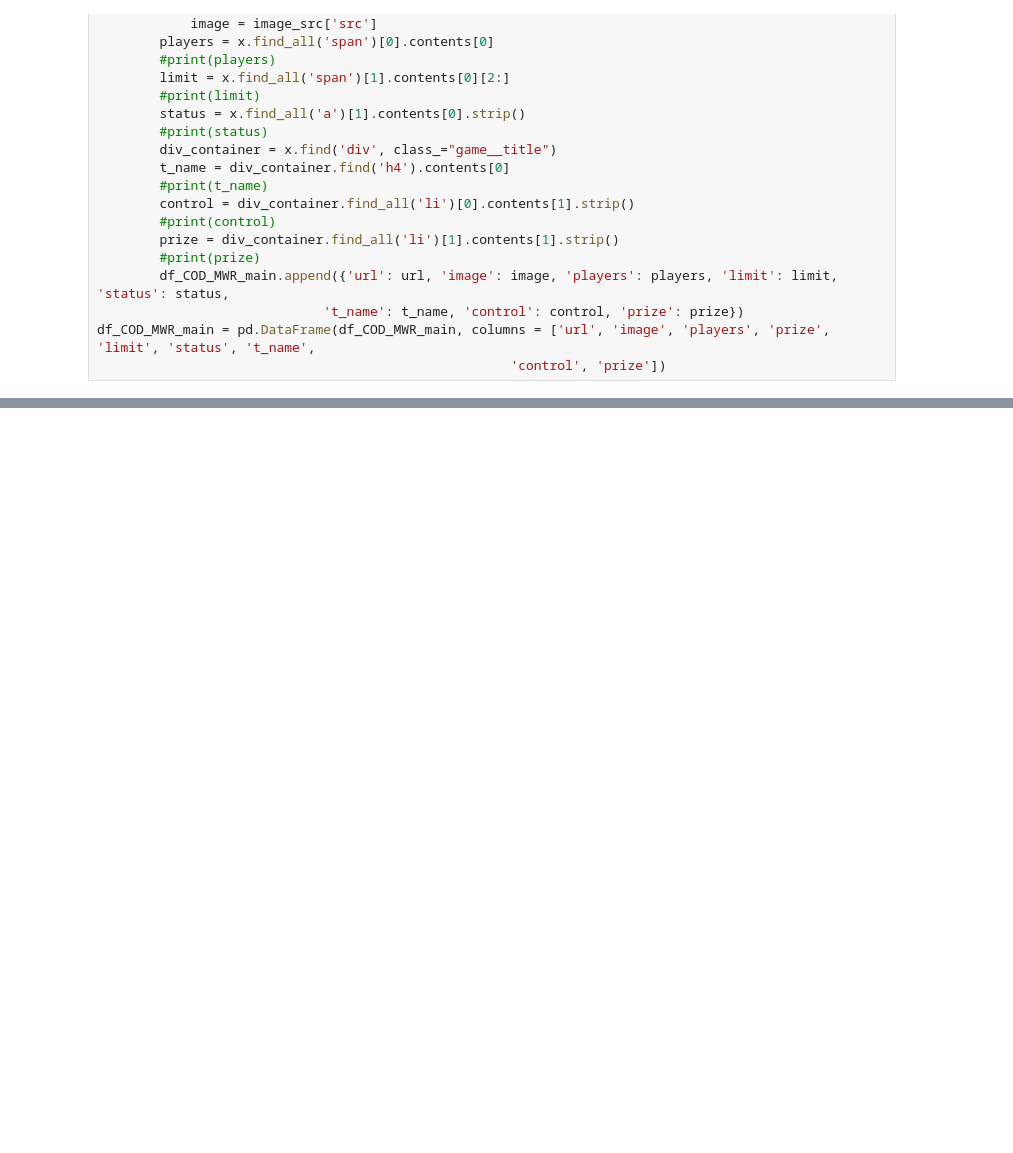
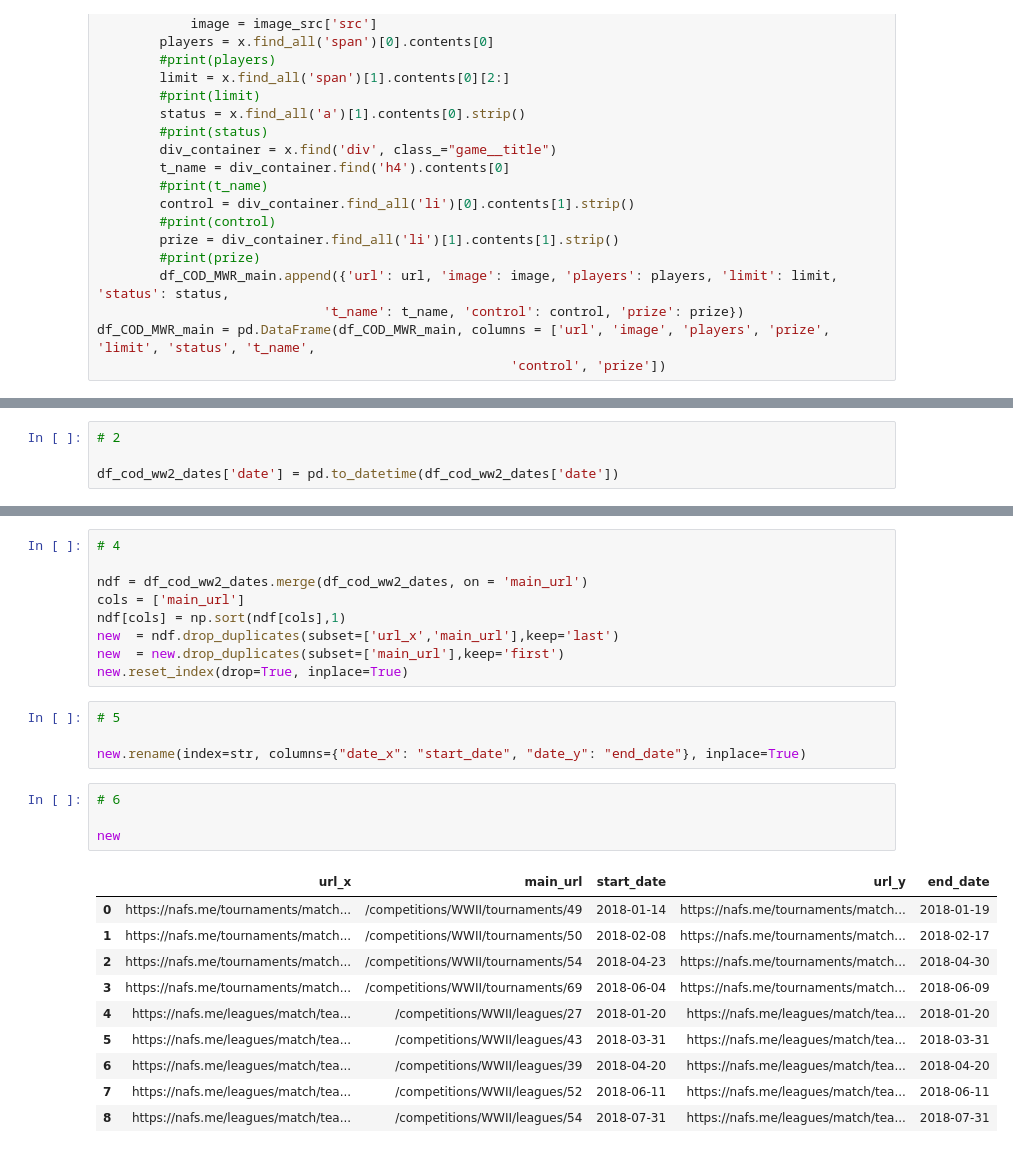
Before and after one commit to iRaied/eSports_Teams, a Jupyter notebook: esports_teams.ipynb, the cells around one changed output, grey strips where cells are left out. Cells and saved outputs as stored; diff of their text form; blank space fills up the shorter version.

```diff
--- a/esports_teams.ipynb
+++ b/esports_teams.ipynb
@@ -2787,0 +2845,4 @@ df_COD_MWR_main
+# %%
+# 2
+
+df_cod_ww2_dates['date'] = pd.to_datetime(df_cod_ww2_dates['date'])
@@ -2787,0 +2868,28 @@ df_COD_MWR_main
+# %%
+# 4
+
+ndf = df_cod_ww2_dates.merge(df_cod_ww2_dates, on = 'main_url')
+cols = ['main_url']
+ndf[cols] = np.sort(ndf[cols],1)
+new  = ndf.drop_duplicates(subset=['url_x','main_url'],keep='last')
+new  = new.drop_duplicates(subset=['main_url'],keep='first')
+new.reset_index(drop=True, inplace=True)
+# %%
+# 5
+
+new.rename(index=str, columns={"date_x": "start_date", "date_y": "end_date"}, inplace=True)
+# %%
+# 6
+
+new
+# %% [output]
+|  | url_x | main_url | start_date | url_y | end_date |
+| 0 | https://nafs.me/tournaments/match... | /competitions/WWII/tournaments/49 | 2018-01-14 | https://nafs.me/tournaments/match... | 2018-01-19 |
+| 1 | https://nafs.me/tournaments/match... | /competitions/WWII/tournaments/50 | 2018-02-08 | https://nafs.me/tournaments/match... | 2018-02-17 |
+| 2 | https://nafs.me/tournaments/match... | /competitions/WWII/tournaments/54 | 2018-04-23 | https://nafs.me/tournaments/match... | 2018-04-30 |
+| 3 | https://nafs.me/tournaments/match... | /competitions/WWII/tournaments/69 | 2018-06-04 | https://nafs.me/tournaments/match... | 2018-06-09 |
+| 4 | https://nafs.me/leagues/match/tea... | /competitions/WWII/leagues/27 | 2018-01-20 | https://nafs.me/leagues/match/tea... | 2018-01-20 |
+| 5 | https://nafs.me/leagues/match/tea... | /competitions/WWII/leagues/43 | 2018-03-31 | https://nafs.me/leagues/match/tea... | 2018-03-31 |
+| 6 | https://nafs.me/leagues/match/tea... | /competitions/WWII/leagues/39 | 2018-04-20 | https://nafs.me/leagues/match/tea... | 2018-04-20 |
+| 7 | https://nafs.me/leagues/match/tea... | /competitions/WWII/leagues/52 | 2018-06-11 | https://nafs.me/leagues/match/tea... | 2018-06-11 |
+| 8 | https://nafs.me/leagues/match/tea... | /competitions/WWII/leagues/54 | 2018-07-31 | https://nafs.me/leagues/match/tea... | 2018-07-31 |
```
Also changed, not shown: parts of 15 cells of this notebook.
